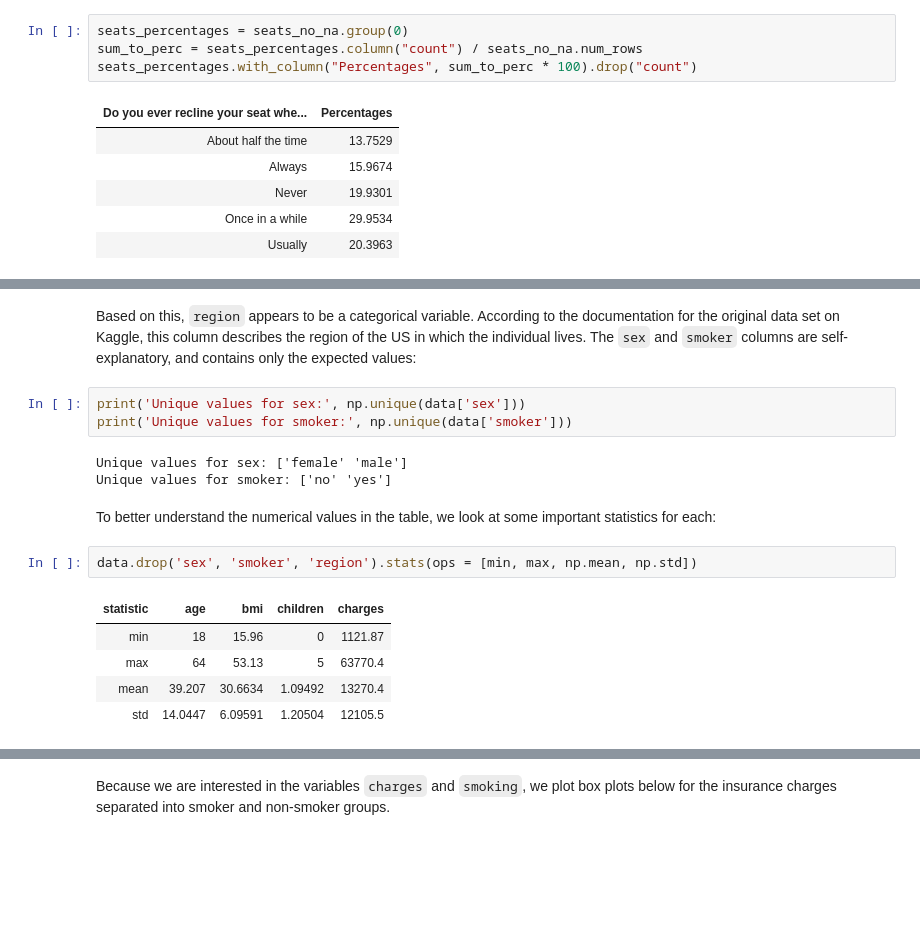
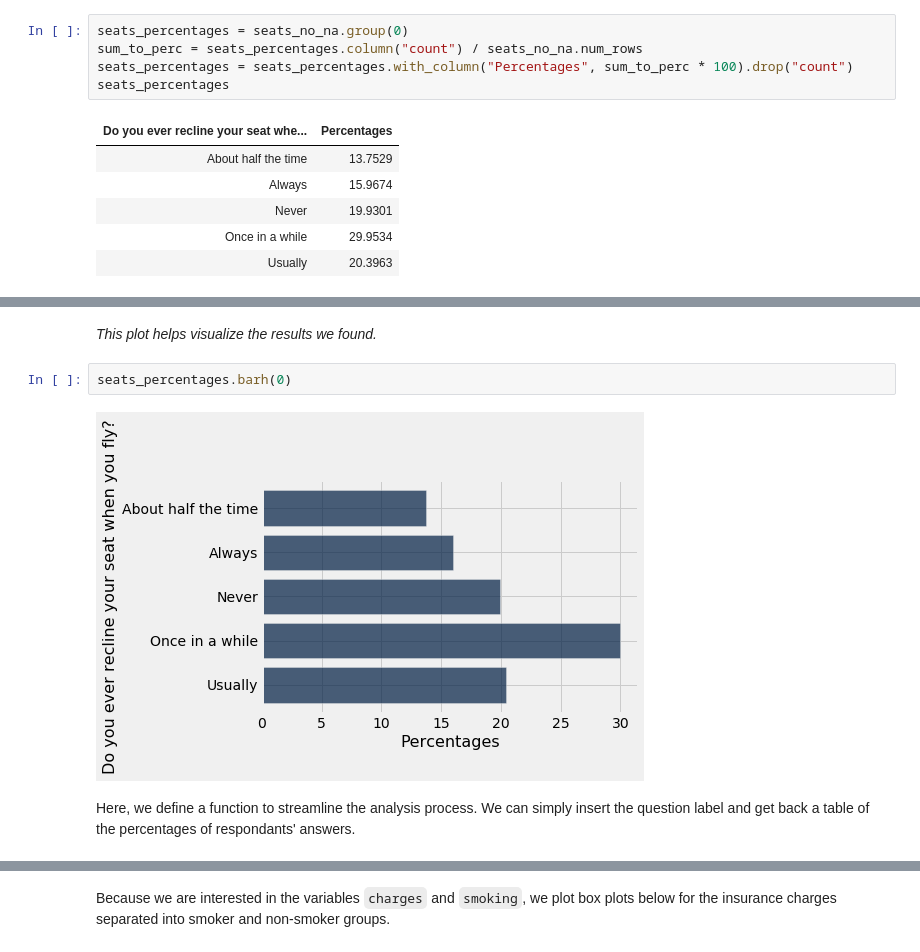
Before and after one commit to ls88-openscienceconnector/final-project-team-2, a Jupyter notebook: notebooks/airplane-analysis.ipynb, the cells around one changed output, grey strips where cells are left out. Drawn from its saved outputs; the diff is of its cells as text; blank space fills up the shorter version.

```diff
--- a/notebooks/airplane-analysis.ipynb
+++ b/notebooks/airplane-analysis.ipynb
@@ -52,7 +102,8 @@ seats_no_na.num_rows
 # %%
 seats_percentages = seats_no_na.group(0)
 sum_to_perc = seats_percentages.column("count") / seats_no_na.num_rows
-seats_percentages.with_column("Percentages", sum_to_perc * 100).drop("count")
+seats_percentages = seats_percentages.with_column("Percentages", sum_to_perc * 100).drop("count")
+seats_percentages
 # %% [output]
 | Do you ever recline your seat whe... | Percentages |
 | About half the time | 13.7529 |
@@ -73,18 +114,8 @@ array(['southwest', 'southeast', 'northwest', 'northeast'], dtype=object)
-# %% [markdown]
-Based on this, `region` appears to be a categorical variable. According to the documentation for the original data set on Kaggle, this column describes the region of the US in which the individual lives. The `sex` and `smoker` columns are self-explanatory, and contains only the expected values:
-# %%
-print('Unique values for sex:', np.unique(data['sex']))
-print('Unique values for smoker:', np.unique(data['smoker']))
-# %% [output]
-Unique values for sex: ['female' 'male']
-Unique values for smoker: ['no' 'yes']
-# %% [markdown]
-To better understand the numerical values in the table, we look at some important statistics for each:
-# %%
-data.drop('sex', 'smoker', 'region').stats(ops = [min, max, np.mean, np.std])
-# %% [output]
-| statistic | age | bmi | children | charges |
-| min | 18 | 15.96 | 0 | 1121.87 |
-| max | 64 | 53.13 | 5 | 63770.4 |
-| mean | 39.207 | 30.6634 | 1.09492 | 13270.4 |
-| std | 14.0447 | 6.09591 | 1.20504 | 12105.5 |
+# %% [markdown]
+_This plot helps visualize the results we found._
+# %%
+seats_percentages.barh(0)
+# %% [output]
+[figure, added]
+# %% [markdown]
+Here, we define a function to streamline the analysis process. We can simply insert the question label and get back a table of the percentages of respondants' answers.
```
Also changed, not shown: parts of 29 cells of this notebook.
